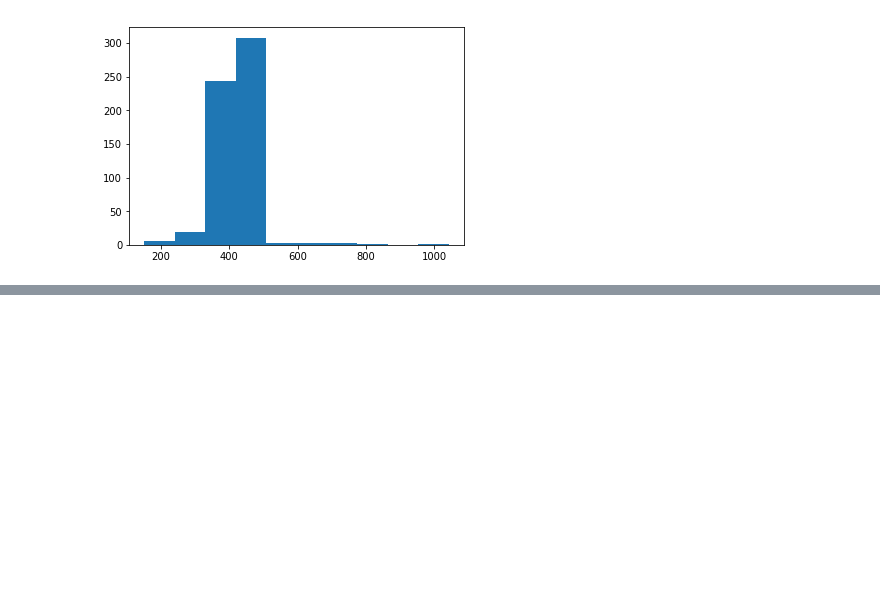
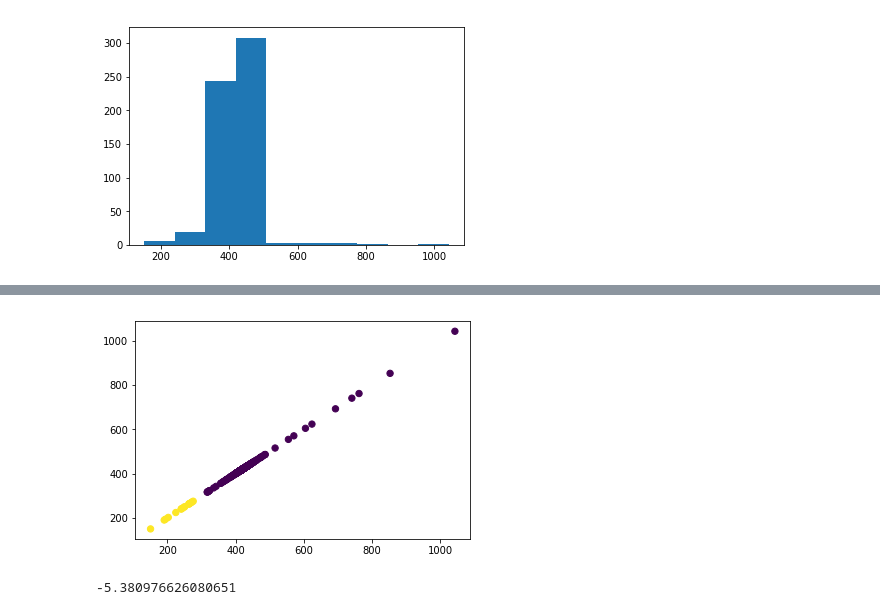
Before and after one commit to kolchinski/1000_PCR_analysis, a Jupyter notebook: analysis.ipynb, the cells around one changed output, grey strips where cells are left out. Saved outputs shown, nothing was run; the diff lists cells and outputs as text; code cells hidden in the pictures; blank space fills up the shorter version.

```diff
--- a/analysis.ipynb
+++ b/analysis.ipynb
@@ -77,0 +32,2 @@ get_ipython().run_line_magic('save', 'mysession 1-99999')
+# %%
+x = x.reshape(-1)
@@ -77,0 +42,10 @@ get_ipython().run_line_magic('save', 'mysession 1-99999')
+# %%
+two_cluster_gmm = gmm
+two_cluster_labels = labels
+# %%
+plt.scatter(x, x, c=two_cluster_labels, s=40, cmap='viridis')
+plt.show()
+print(two_cluster_gmm.score(x.reshape(-1,1)))
+# %% [output]
+[figure, added]
+-5.380976626080651
```
Also changed, not shown: parts of 8 cells of this notebook.
